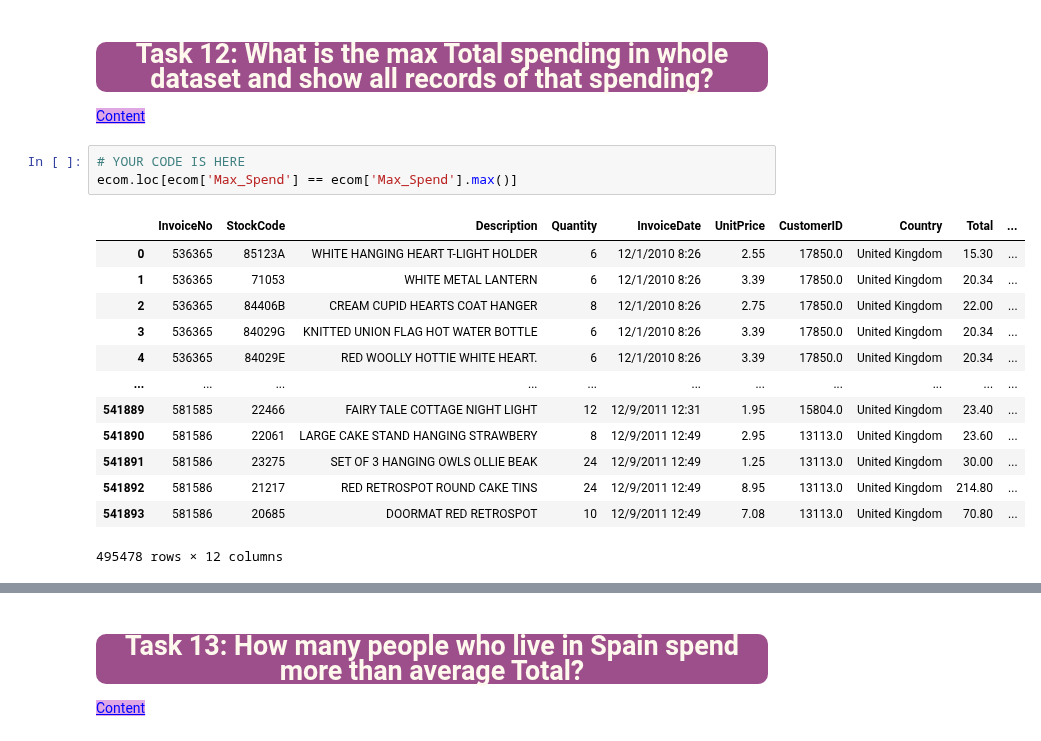
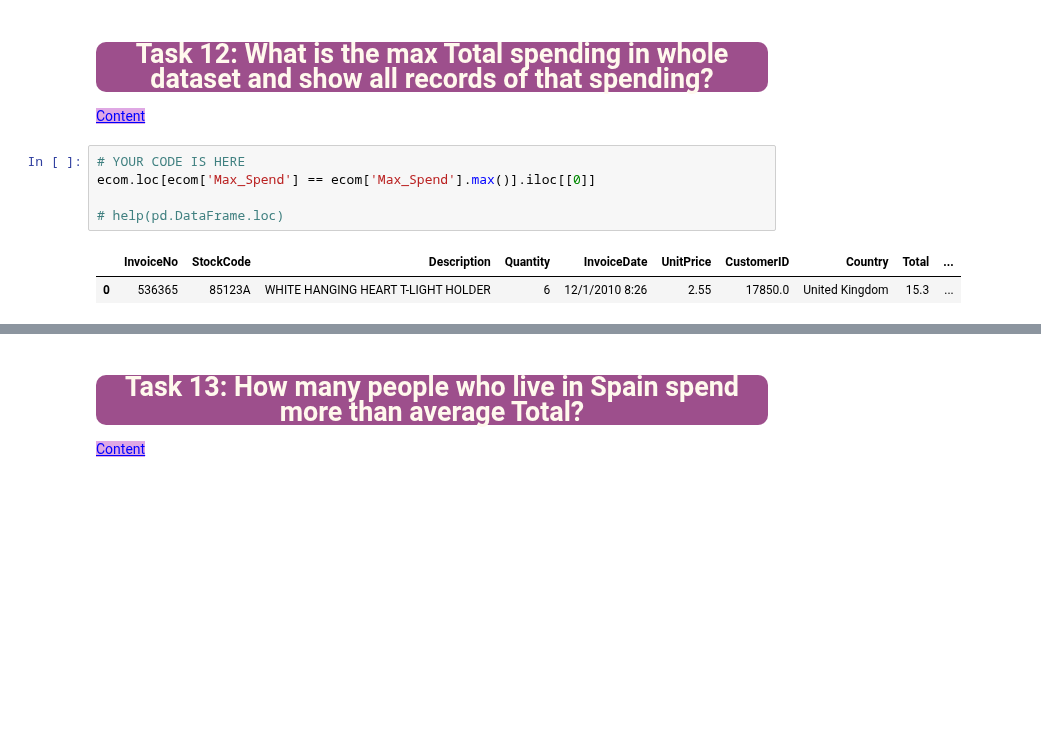
Before and after one commit to iceyisaak/clarusway_ds, a Jupyter notebook: DAwPy_Assignment_02_Student.ipynb, the cells around one changed output, grey strips where cells are left out. Saved outputs shown, nothing was run; the diff lists cells and outputs as text; blank space fills up the shorter version.

```diff
--- a/DAwPy_Assignment_02_Student.ipynb
+++ b/DAwPy_Assignment_02_Student.ipynb
@@ -742,21 +761,12 @@ Desired Output:
 style="color:blue; background-color:#dfa8e4" data-toggle="popover">Content</a>
 # %%
 # YOUR CODE IS HERE
-ecom.loc[ecom['Max_Spend'] == ecom['Max_Spend'].max()]
+ecom.loc[ecom['Max_Spend'] == ecom['Max_Spend'].max()].iloc[[0]]
+
+# help(pd.DataFrame.loc)
 # %% [output]
 |  | InvoiceNo | StockCode | Description | Quantity | InvoiceDate | UnitPrice | CustomerID | Country | Total | ... |
-| 0 | 536365 | 85123A | WHITE HANGING HEART T-LIGHT HOLDER | 6 | 12/1/2010 8:26 | 2.55 | 17850.0 | United Kingdom | 15.30 | ... |
-| 1 | 536365 | 71053 | WHITE METAL LANTERN | 6 | 12/1/2010 8:26 | 3.39 | 17850.0 | United Kingdom | 20.34 | ... |
-| 2 | 536365 | 84406B | CREAM CUPID HEARTS COAT HANGER | 8 | 12/1/2010 8:26 | 2.75 | 17850.0 | United Kingdom | 22.00 | ... |
-| 3 | 536365 | 84029G | KNITTED UNION FLAG HOT WATER BOTTLE | 6 | 12/1/2010 8:26 | 3.39 | 17850.0 | United Kingdom | 20.34 | ... |
-| 4 | 536365 | 84029E | RED WOOLLY HOTTIE WHITE HEART. | 6 | 12/1/2010 8:26 | 3.39 | 17850.0 | United Kingdom | 20.34 | ... |
-| ... | ... | ... | ... | ... | ... | ... | ... | ... | ... | ... |
-| 541889 | 581585 | 22466 | FAIRY TALE COTTAGE NIGHT LIGHT | 12 | 12/9/2011 12:31 | 1.95 | 15804.0 | United Kingdom | 23.40 | ... |
-| 541890 | 581586 | 22061 | LARGE CAKE STAND HANGING STRAWBERY | 8 | 12/9/2011 12:49 | 2.95 | 13113.0 | United Kingdom | 23.60 | ... |
-| 541891 | 581586 | 23275 | SET OF 3 HANGING OWLS OLLIE BEAK | 24 | 12/9/2011 12:49 | 1.25 | 13113.0 | United Kingdom | 30.00 | ... |
-| 541892 | 581586 | 21217 | RED RETROSPOT ROUND CAKE TINS | 24 | 12/9/2011 12:49 | 8.95 | 13113.0 | United Kingdom | 214.80 | ... |
-| 541893 | 581586 | 20685 | DOORMAT RED RETROSPOT | 10 | 12/9/2011 12:49 | 7.08 | 13113.0 | United Kingdom | 70.80 | ... |
+| 0 | 536365 | 85123A | WHITE HANGING HEART T-LIGHT HOLDER | 6 | 12/1/2010 8:26 | 2.55 | 17850.0 | United Kingdom | 15.3 | ... |
-495478 rows × 12 columns
 # %% [markdown]
 Desired Output:
 
```
Also changed, not shown: parts of 7 cells of this notebook.
